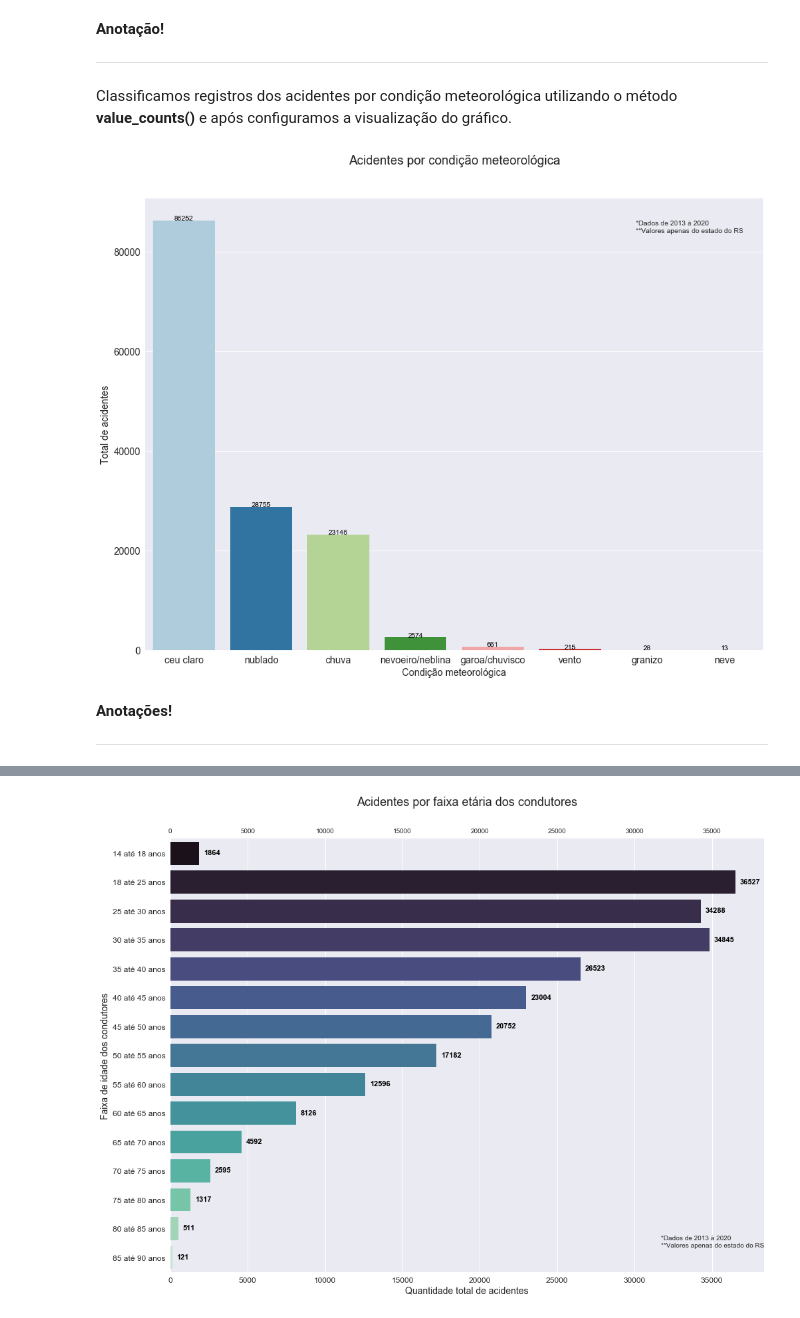
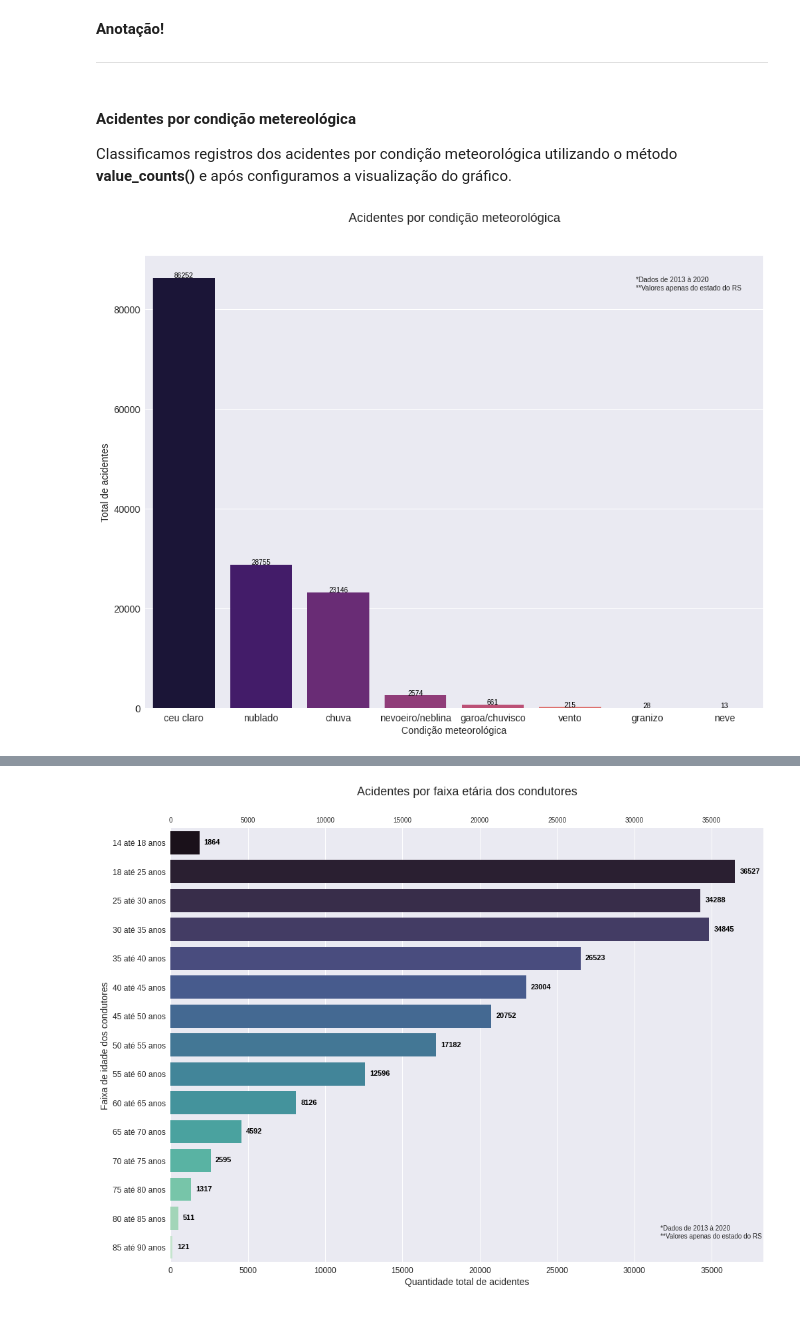
Before and after one commit to XQDLteam/brazil_highway_accidents, a Jupyter notebook: acidentes_br.ipynb, the cells around one changed output, grey strips where cells are left out. Cells and saved outputs as stored; diff of their text form; code cells hidden in the pictures.

```diff
--- a/acidentes_br.ipynb
+++ b/acidentes_br.ipynb
@@ -272,0 +265,16 @@ Assim como vimos nos outros mapas geográficos, neste de calor, também percebe-
+# %%
+df1 = pd.DataFrame(df_ocorrencias['dia_semana'].value_counts(), columns=['dia_semana'])
+ax = sns.barplot(x="dia_semana", y=df1.index, data=df1, palette='mako');
+
+ax.set_title('Distribuição de acidentes por dia da semana', fontsize=18, pad=30);
+ax.set_ylabel('')
+ax.set_xlabel('Total de acidentes', fontsize=14)
+ax.secondary_xaxis('top');
+ax.annotate('*Dados de 2013 à 2020\n**Valores do estado do RS', xy=(830, 70), xycoords='figure pixels');
+
+# adicionar valor à barra
+for i, value in enumerate(df1['dia_semana']):
+    ax.text(value - 1100, i + 0.05, "{0:.0f}".format(value), color='white', fontweight='bold', fontsize=12)
+
+# tamanho dos e yticks labels
+ax.tick_params(axis='both', which='major', labelsize=12)
@@ -658,25 +609,23 @@ ax.tick_params(axis='both', which='major', labelsize=12)
 
 ---
 # %% [markdown]
+#### **Acidentes por condição metereológica**
+
 Classificamos registros dos acidentes por condição meteorológica utilizando o método **value_counts()** e após configuramos a visualização do gráfico.
 # %%
-df_meteorologia= df_ocorrencias['condicao_metereologica'][df_ocorrencias['condicao_metereologica'] != 'nao informado']
-df_meteorologia= pd.DataFrame(df_meteorologia.value_counts())
-df_meteorologia.columns= ['quantidade']
+df_meteorologia = df_ocorrencias['condicao_metereologica'][df_ocorrencias['condicao_metereologica'] != 'nao informado']
+df_meteorologia = pd.DataFrame(df_meteorologia.value_counts())
+df_meteorologia.columns = ['quantidade']
 df_meteorologia
 
-ax = sns.barplot(x=df_meteorologia.index, y='quantidade', data=df_meteorologia, palette='Paired');
+ax = sns.barplot(x=df_meteorologia.index, y='quantidade', data=df_meteorologia, palette='magma');
 
 ax.set_title('Acidentes por condição meteorológica', fontsize=18, pad=50);
 ax.set_ylabel('Total de acidentes', fontsize=14)
 ax.set_xlabel('Condição meteorológica', fontsize=14)
 ax.annotate('*Dados de 2013 à 2020\n**Valores apenas do estado do RS', xy=(780, 650), xycoords='figure pixels');
 
 ax.tick_params(axis='both', which='major', labelsize=14)
 show_values_on_bars(ax)
 # %% [output]
-[figure, old version]
+[figure, new version]
-# %% [markdown]
-**Anotações!**
-
----
```
Also changed, not shown: parts of 75 cells of this notebook.
